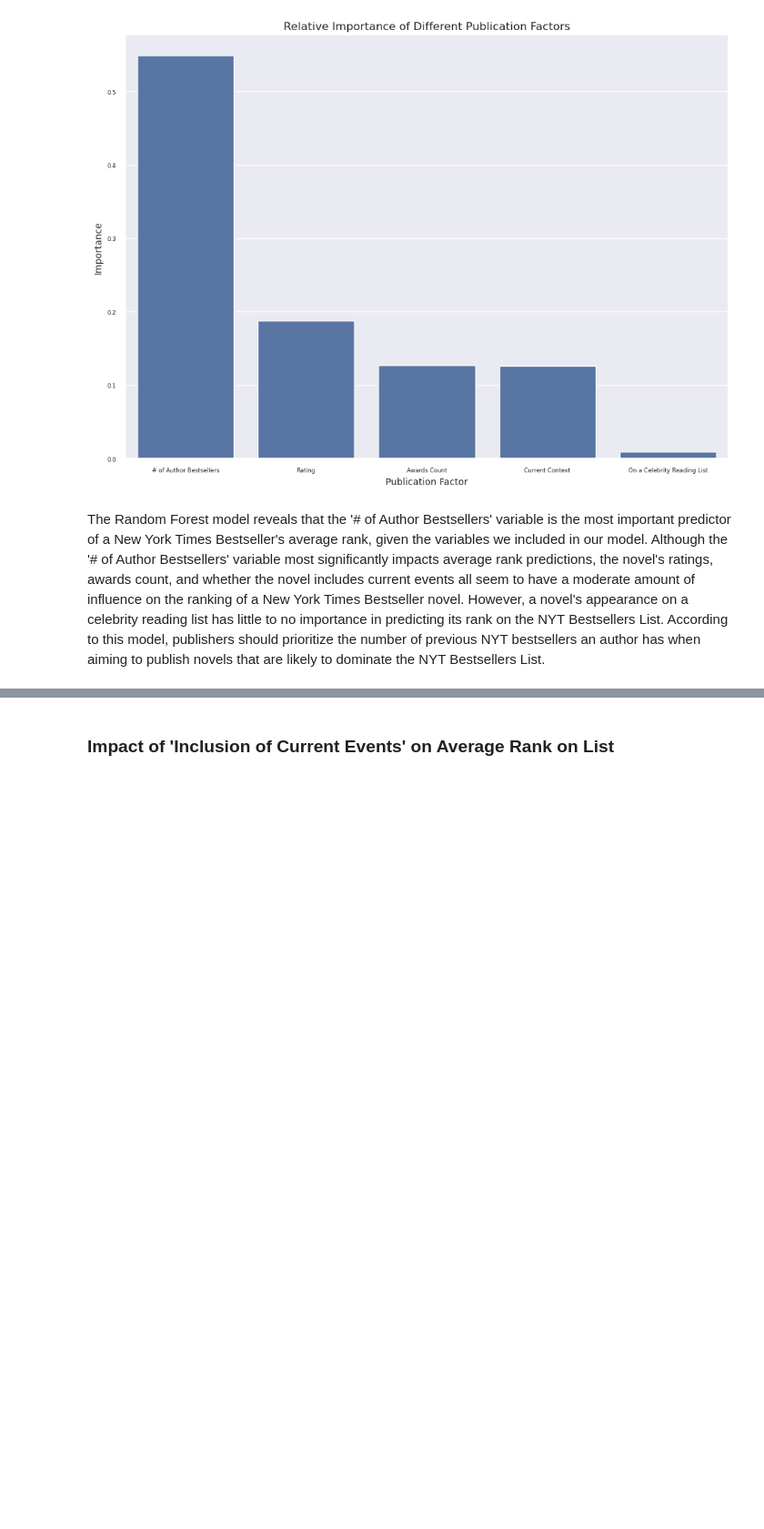
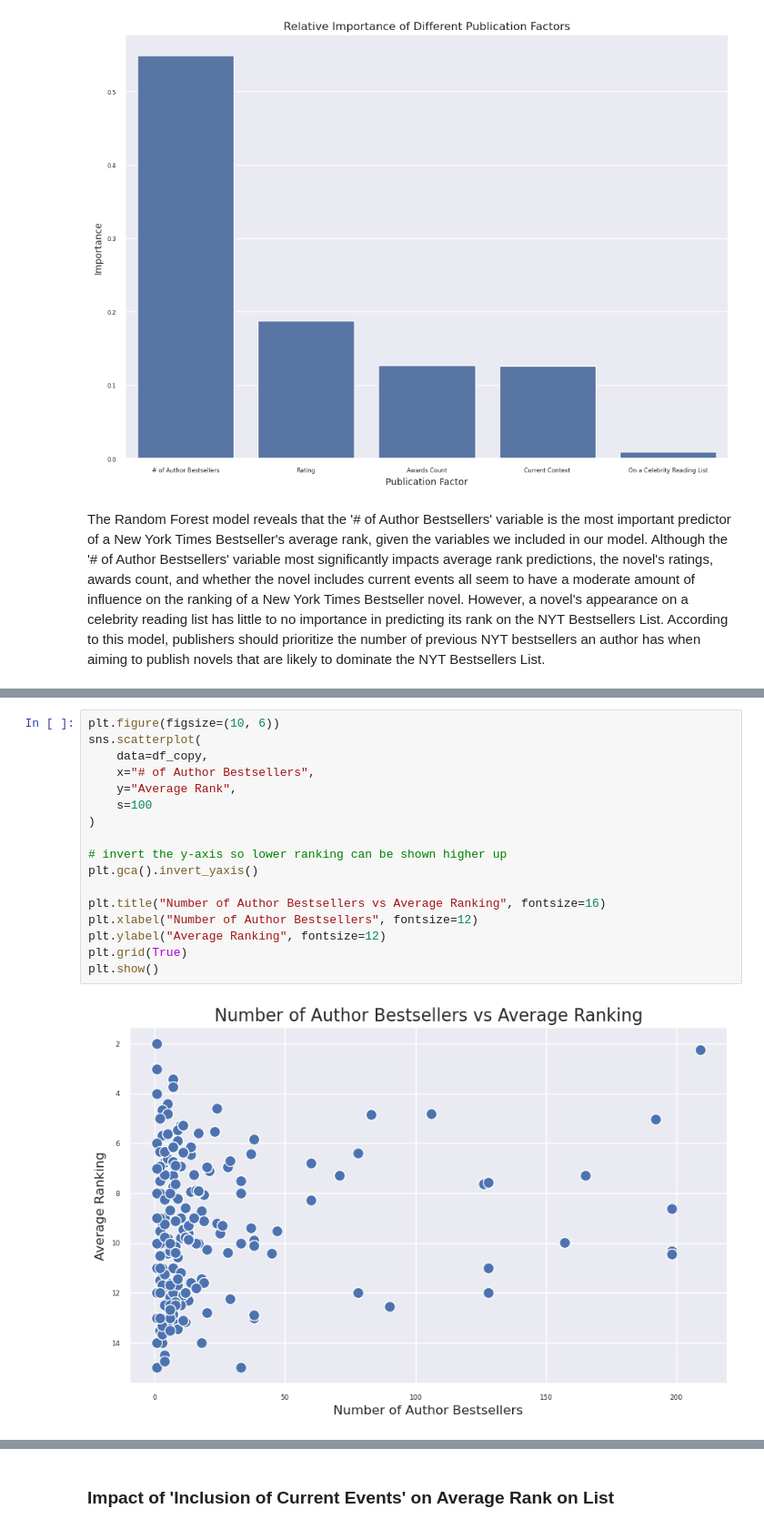
Before and after one commit to satyar2003/cogs-108-project, a Jupyter notebook: EDACheckpoint_Group019-FA24.ipynb, the cells around one changed output, grey strips where cells are left out. Shown: that part at 91% size. Drawn from its saved outputs; the diff is of its cells as text; blank space fills up the shorter version.

Commit message:
Added both plots

```diff
--- a/EDACheckpoint_Group019-FA24.ipynb
+++ b/EDACheckpoint_Group019-FA24.ipynb
@@ -435,0 +437,19 @@ The Random Forest model reveals that the '# of Author Bestsellers' variable is t
+# %%
+plt.figure(figsize=(10, 6))
+sns.scatterplot(
+    data=df_copy,
+    x="# of Author Bestsellers",
+    y="Average Rank",
+    s=100
+)
+
+# invert the y-axis so lower ranking can be shown higher up
+plt.gca().invert_yaxis()
+
+plt.title("Number of Author Bestsellers vs Average Ranking", fontsize=16)
+plt.xlabel("Number of Author Bestsellers", fontsize=12)
+plt.ylabel("Average Ranking", fontsize=12)
+plt.grid(True)
+plt.show()
+# %% [output]
+[figure, added]
```
Also changed, not shown: parts of 8 cells of this notebook.
